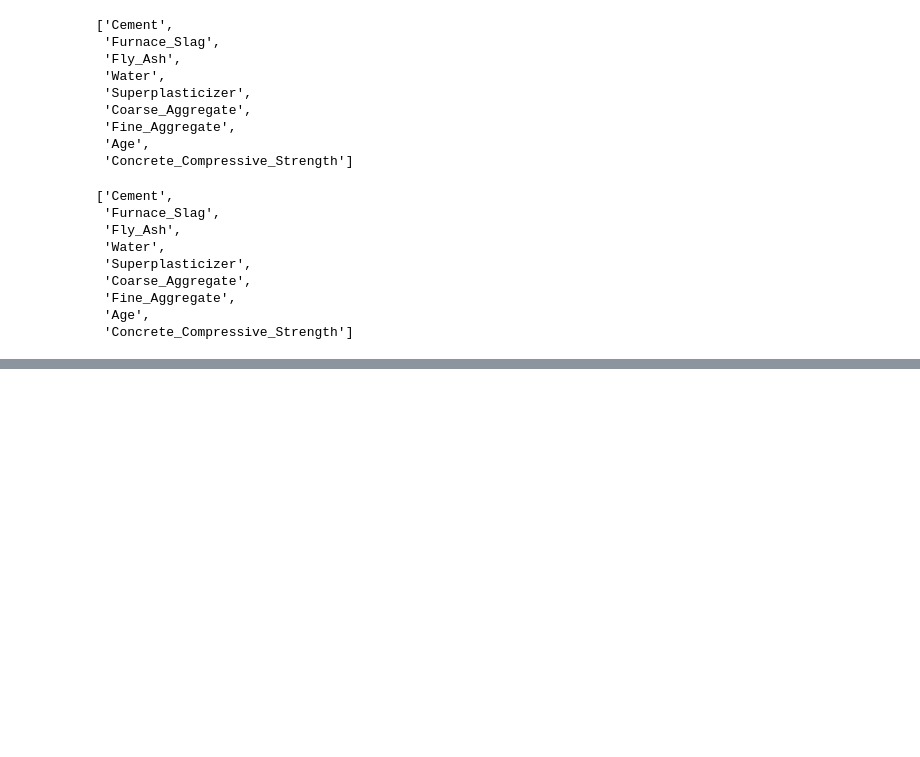
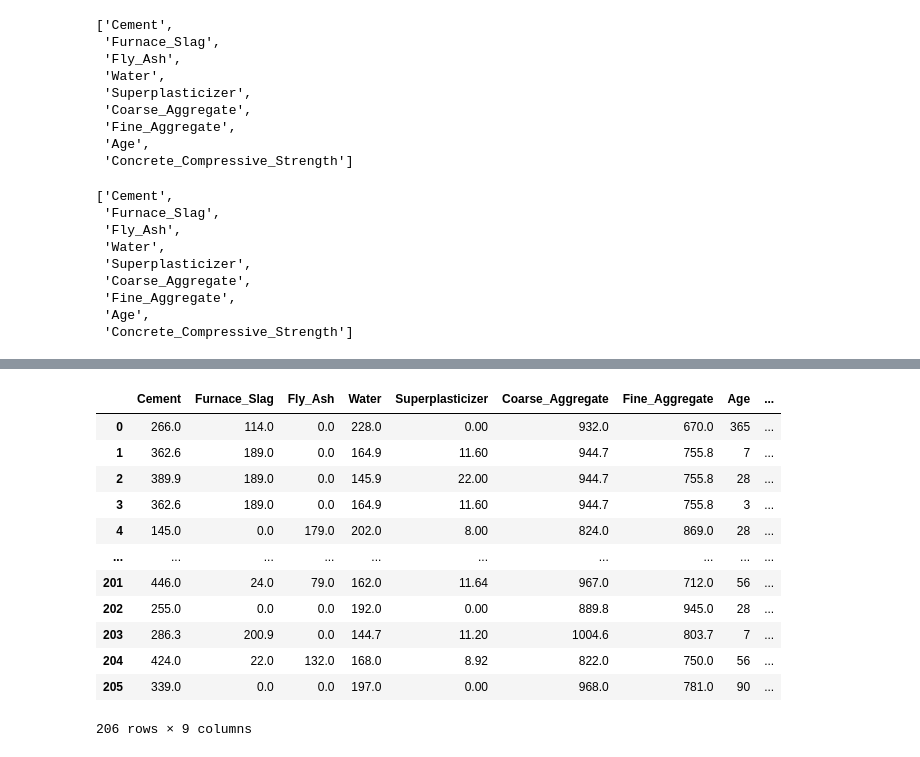
Before and after one commit to keenbm/Concret-Strength, a Jupyter notebook: notebook/concret.ipynb, the cells around one changed output, grey strips where cells are left out. Saved outputs shown, nothing was run; the diff lists cells and outputs as text; code cells hidden in the pictures; blank space fills up the shorter version.

Commit message:
Data Transformation

```diff
--- a/notebook/concret.ipynb
+++ b/notebook/concret.ipynb
@@ -147,0 +256,2 @@ list(config['column_name_map'].values())
+# %%
+df=pd.read_csv(r"G:\1.DataScience\Projects\Concret-Strength\concret\artifact\data_ingestion\2022-07-17-00-59-16\ingested_data\test\test_data.csv")
@@ -147,0 +262,16 @@ list(config['column_name_map'].values())
+# %%
+df
+# %% [output]
+|  | Cement | Furnace_Slag | Fly_Ash | Water | Superplasticizer | Coarse_Aggregate | Fine_Aggregate | Age | ... |
+| 0 | 266.0 | 114.0 | 0.0 | 228.0 | 0.00 | 932.0 | 670.0 | 365 | ... |
+| 1 | 362.6 | 189.0 | 0.0 | 164.9 | 11.60 | 944.7 | 755.8 | 7 | ... |
+| 2 | 389.9 | 189.0 | 0.0 | 145.9 | 22.00 | 944.7 | 755.8 | 28 | ... |
+| 3 | 362.6 | 189.0 | 0.0 | 164.9 | 11.60 | 944.7 | 755.8 | 3 | ... |
+| 4 | 145.0 | 0.0 | 179.0 | 202.0 | 8.00 | 824.0 | 869.0 | 28 | ... |
+| ... | ... | ... | ... | ... | ... | ... | ... | ... | ... |
+| 201 | 446.0 | 24.0 | 79.0 | 162.0 | 11.64 | 967.0 | 712.0 | 56 | ... |
+| 202 | 255.0 | 0.0 | 0.0 | 192.0 | 0.00 | 889.8 | 945.0 | 28 | ... |
+| 203 | 286.3 | 200.9 | 0.0 | 144.7 | 11.20 | 1004.6 | 803.7 | 7 | ... |
+| 204 | 424.0 | 22.0 | 132.0 | 168.0 | 8.92 | 822.0 | 750.0 | 56 | ... |
+| 205 | 339.0 | 0.0 | 0.0 | 197.0 | 0.00 | 968.0 | 781.0 | 90 | ... |
+206 rows × 9 columns
```
Also changed, not shown: parts of 15 cells of this notebook, 7 other files.
